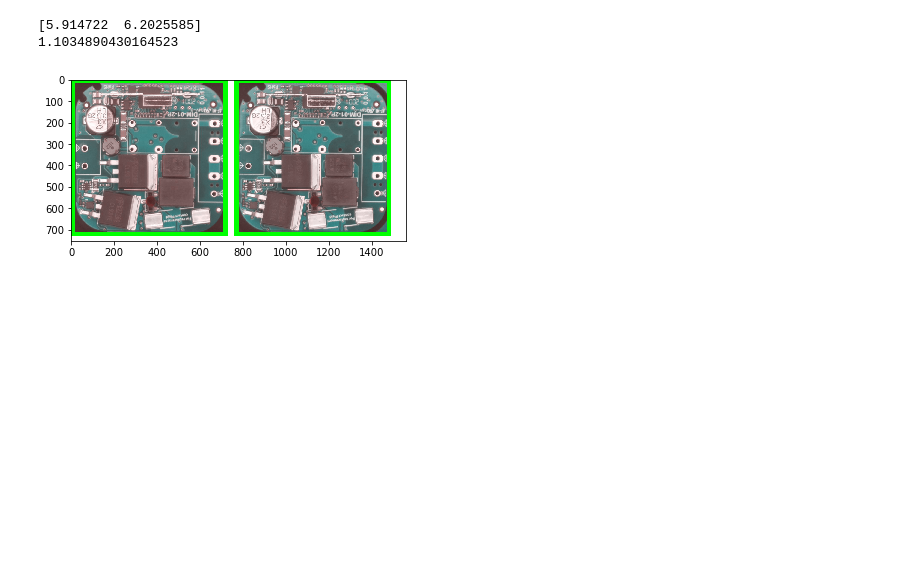
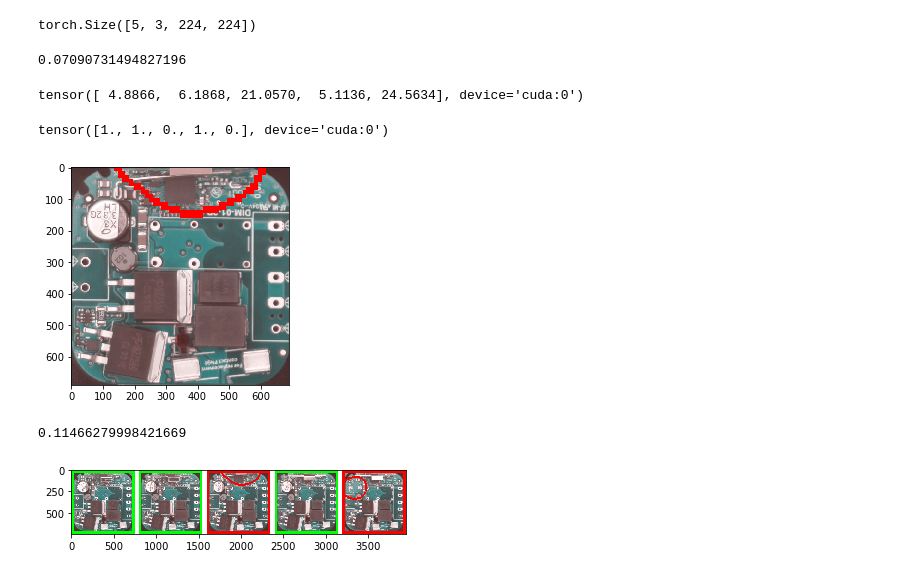
Before and after one commit to OpenAOI/anodet, a Jupyter notebook: inference_example.ipynb, the cells around one changed output. Saved outputs shown, nothing was run; the diff lists cells and outputs as text; code cells hidden in the pictures; blank space fills up the shorter version.

```diff
--- a/inference_example.ipynb
+++ b/inference_example.ipynb
@@ -25,6 +41,6 @@ features_model = Resnet18Features(device)
 # %%
 tic = time.perf_counter()
-mean = torch.load('./distributions/up_mean_test.pkl').to(device)
-cov_inv = torch.load('./distributions/up_cov_inv_test.pkl').to(device)
+mean = torch.load('./distributions/up_mean_test2.pt').to(device)
+cov_inv = torch.load('./distributions/up_cov_inv_test2.pt').to(device)
 print(time.perf_counter()-tic)
 # %% [output]
@@ -90,7 +60,6 @@ for path in paths:
     images.append(im)
 # %%
 tic = time.perf_counter()
-img_scores, image = ad(images[:5] , 10)
-print()
+batch = toBatch(images, device)
 print(time.perf_counter()-tic)
 # %% [output]
@@ -113,12 +67,37 @@ plt.show()
+# %%
+batch.shape
+# %% [output]
+torch.Size([5, 3, 224, 224])
+# %%
+indices = getOriginalResnet18Indicies(device)
+thresh = 10
+# %%
+tic = time.perf_counter()
+patch_scores, image_scores, patch_classifications, image_classifications = anomalyDetection(batch, features_model, mean, cov_inv, device, thresh, indices=indices)
+print(time.perf_counter()-tic)
+# %% [output]
+0.07090731494827196
+# %%
+image_scores
+# %% [output]
+tensor([ 4.8866,  6.1868, 21.0570,  5.1136, 24.5634], device='cuda:0')
+# %%
+image_classifications
+# %% [output]
+tensor([1., 1., 0., 1., 0.], device='cuda:0')
+# %%
+img = getBoundaryImage(images[2], patch_classifications[2], 690)
+plt.imshow(img)
+plt.show()
+# %% [output]
+[figure, added]
 # %%
 tic = time.perf_counter()
-img_scores, image = imageAnomalyDetection(images[:2])
+img = getBoundaryImageClassificationGroup(images, patch_classifications, image_classifications, 690)
 print(time.perf_counter()-tic)
+
+plt.imshow(img)
+plt.show()
 # %% [output]
-[5.914722  6.2025585]
-1.1034890430164523
+0.11466279998421669
+[figure, added]
-# %%
-plt.imshow(image)
-plt.show()
-# %% [output]
-[figure, removed]
```
Also changed, not shown: parts of 11 cells of this notebook, 9 other files.
